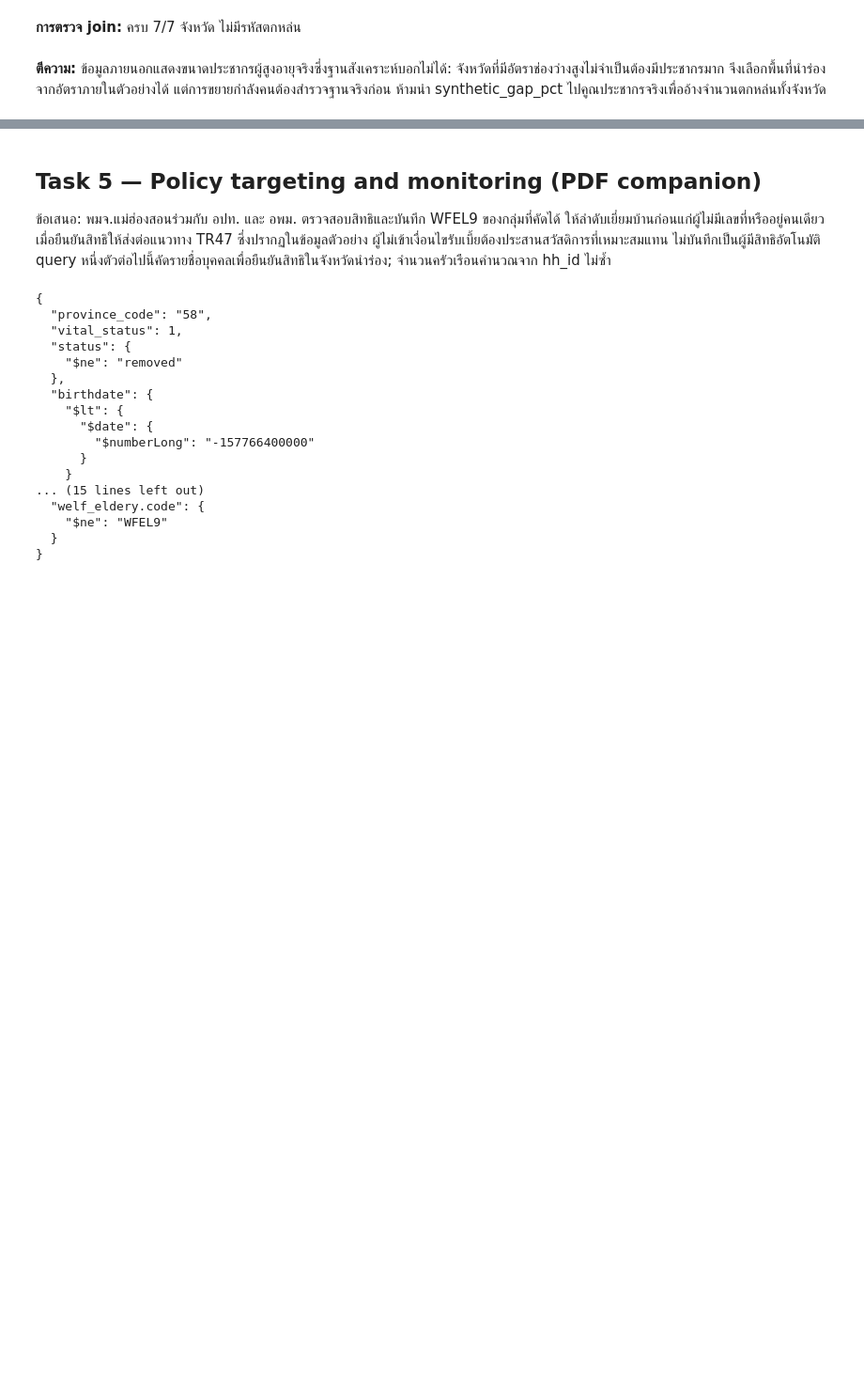
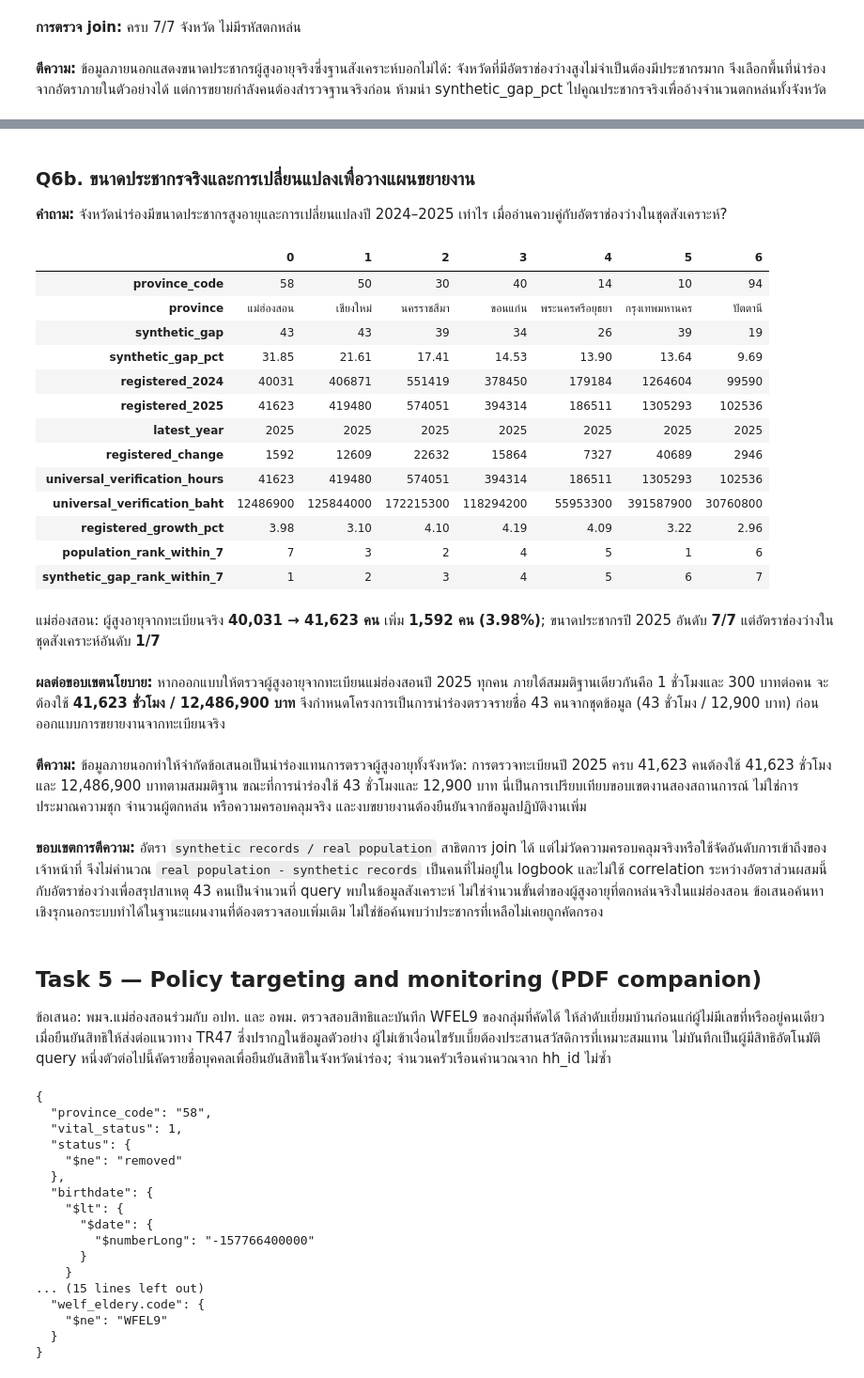
Before and after one commit to anupat2046/DSI463-Evidence-Based-Policy-from-a-Document-Database, a Jupyter notebook: output/A4_6624650526.ipynb, the cells around one changed output, grey strips where cells are left out. Shown at 94% size. Saved outputs shown, nothing was run; the diff lists cells and outputs as text; code cells hidden in the pictures; blank space fills up the shorter version.

```diff
--- a/output/A4_6624650526.ipynb
+++ b/output/A4_6624650526.ipynb
@@ -630,3 +673,61 @@ pass
+# %% [markdown]
+### Q6b. ขนาดประชากรจริงและการเปลี่ยนแปลงเพื่อวางแผนขยายงาน
+
+**คำถาม:** จังหวัดนำร่องมีขนาดประชากรสูงอายุและการเปลี่ยนแปลงปี 2024–2025 เท่าไร เมื่ออ่านควบคู่กับอัตราช่องว่างในชุดสังเคราะห์?
+# %%
+# Keep the real-population calculation wholly within the NSO/DOPA source.
+# Never subtract synthetic members from registered people or infer real coverage.
+q6b = ELDERS + rate_group('$province_code') + [
+ {'$lookup': {'from':'ext_province_elderly', 'localField':'_id', 'foreignField':'province_code', 'as':'ext'}},
+ {'$unwind': {'path':'$ext', 'preserveNullAndEmptyArrays':True}},
+ {'$project': {'_id':0, 'province_code':'$_id', 'province':'$ext.province_name_th',
+   'synthetic_gap':'$gap', 'synthetic_gap_pct':'$gap_pct',
+   'registered_2024':'$ext.elderly_2024', 'registered_2025':'$ext.elderly_latest',
+   'latest_year':'$ext.latest_year',
+   'registered_change':{'$subtract':['$ext.elderly_latest','$ext.elderly_2024']},
+   'universal_verification_hours': '$ext.elderly_latest',
+   'universal_verification_baht': {'$multiply':['$ext.elderly_latest',300]},
+   'registered_growth_pct':pct({'$subtract':['$ext.elderly_latest','$ext.elderly_2024']},'$ext.elderly_2024')}},
+ {'$setWindowFields': {'sortBy':{'registered_2025':-1}, 'output':{'population_rank_within_7':{'$rank':{}}}}},
+ {'$setWindowFields': {'sortBy':{'synthetic_gap_pct':-1}, 'output':{'synthetic_gap_rank_within_7':{'$rank':{}}}}},
+ {'$sort': {'synthetic_gap_pct':-1}}
+]
+population_context = show('Q6b_population_context',q6b)
+assert len(population_context)==7
+assert population_context[['registered_2024','registered_2025']].notna().all().all()
+assert population_context.latest_year.eq(2025).all()
+mhs = population_context.set_index('province_code').loc['58']
+display(Markdown(
+ f"แม่ฮ่องสอน: ผู้สูงอายุจากทะเบียนจริง **{int(mhs.registered_2024):,} → {int(mhs.registered_2025):,} คน** "
+ f"เพิ่ม **{int(mhs.registered_change):,} คน ({mhs.registered_growth_pct:.2f}%)**; "
+ f"ขนาดประชากรปี 2025 อันดับ **{int(mhs.population_rank_within_7)}/7** "
+ f"แต่อัตราช่องว่างในชุดสังเคราะห์อันดับ **{int(mhs.synthetic_gap_rank_within_7)}/7**"))
+display(Markdown(f"**ผลต่อขอบเขตนโยบาย:** หากออกแบบให้ตรวจผู้สูงอายุจากทะเบียนแม่ฮ่องสอนปี 2025 ทุกคน ภายใต้สมมติฐานเดียวกันคือ 1 ชั่วโมงและ 300 บาทต่อคน จะต้องใช้ **{int(mhs.universal_verification_hours):,} ชั่วโมง / {int(mhs.universal_verification_baht):,} บาท** จึงกำหนดโครงการเป็นการนำร่องตรวจรายชื่อ 43 คนจากชุดข้อมูล (43 ชั่วโมง / 12,900 บาท) ก่อนออกแบบการขยายงานจากทะเบียนจริง"))
+pass
+# %% [output]
+|  | 0 | 1 | 2 | 3 | 4 | 5 | 6 |
+| province_code | 58 | 50 | 30 | 40 | 14 | 10 | 94 |
+| province | แม่ฮ่องสอน | เชียงใหม่ | นครราชสีมา | ขอนแก่น | พระนครศรีอยุธยา | กรุงเทพมหานคร | ปัตตานี |
+| synthetic_gap | 43 | 43 | 39 | 34 | 26 | 39 | 19 |
+| synthetic_gap_pct | 31.85 | 21.61 | 17.41 | 14.53 | 13.90 | 13.64 | 9.69 |
+| registered_2024 | 40031 | 406871 | 551419 | 378450 | 179184 | 1264604 | 99590 |
+| registered_2025 | 41623 | 419480 | 574051 | 394314 | 186511 | 1305293 | 102536 |
+| latest_year | 2025 | 2025 | 2025 | 2025 | 2025 | 2025 | 2025 |
+| registered_change | 1592 | 12609 | 22632 | 15864 | 7327 | 40689 | 2946 |
+| universal_verification_hours | 41623 | 419480 | 574051 | 394314 | 186511 | 1305293 | 102536 |
+| universal_verification_baht | 12486900 | 125844000 | 172215300 | 118294200 | 55953300 | 391587900 | 30760800 |
+| registered_growth_pct | 3.98 | 3.10 | 4.10 | 4.19 | 4.09 | 3.22 | 2.96 |
+| population_rank_within_7 | 7 | 3 | 2 | 4 | 5 | 1 | 6 |
+| synthetic_gap_rank_within_7 | 1 | 2 | 3 | 4 | 5 | 6 | 7 |
+แม่ฮ่องสอน: ผู้สูงอายุจากทะเบียนจริง **40,031 → 41,623 คน** เพิ่ม **1,592 คน (3.98%)**; ขนาดประชากรปี 2025 อันดับ **7/7** แต่อัตราช่องว่างในชุดสังเคราะห์อันดับ **1/7**
+**ผลต่อขอบเขตนโยบาย:** หากออกแบบให้ตรวจผู้สูงอายุจากทะเบียนแม่ฮ่องสอนปี 2025 ทุกคน ภายใต้สมมติฐานเดียวกันคือ 1 ชั่วโมงและ 300 บาทต่อคน จะต้องใช้ **41,623 ชั่วโมง / 12,486,900 บาท** จึงกำหนดโครงการเป็นการนำร่องตรวจรายชื่อ 43 คนจากชุดข้อมูล (43 ชั่วโมง / 12,900 บาท) ก่อนออกแบบการขยายงานจากทะเบียนจริง
+# %% [markdown]
+**ตีความ:** ข้อมูลภายนอกทำให้จำกัดข้อเสนอเป็นนำร่องแทนการตรวจผู้สูงอายุทั้งจังหวัด: การตรวจทะเบียนปี 2025 ครบ 41,623 คนต้องใช้ 41,623 ชั่วโมงและ 12,486,900 บาทตามสมมติฐาน ขณะที่การนำร่องใช้ 43 ชั่วโมงและ 12,900 บาท นี่เป็นการเปรียบเทียบขอบเขตงานสองสถานการณ์ ไม่ใช่การประมาณความชุก จำนวนผู้ตกหล่น หรือความครอบคลุมจริง และงบขยายงานต้องยืนยันจากข้อมูลปฏิบัติงานเพิ่ม
+# %% [markdown]
+**ขอบเขตการตีความ:** อัตรา `synthetic records / real population` สาธิตการ join ได้ แต่ไม่วัดความครอบคลุมจริงหรือใช้จัดอันดับการเข้าถึงของเจ้าหน้าที่
+จึงไม่คำนวณ `real population - synthetic records` เป็นคนที่ไม่อยู่ใน logbook และไม่ใช้ correlation ระหว่างอัตราส่วนผสมนี้กับอัตราช่องว่างเพื่อสรุปสาเหตุ
+43 คนเป็นจำนวนที่ query พบในข้อมูลสังเคราะห์ ไม่ใช่จำนวนขั้นต่ำของผู้สูงอายุที่ตกหล่นจริงในแม่ฮ่องสอน
+ข้อเสนอค้นหาเชิงรุกนอกระบบทำได้ในฐานะแผนงานที่ต้องตรวจสอบเพิ่มเติม ไม่ใช่ข้อค้นพบว่าประชากรที่เหลือไม่เคยถูกคัดกรอง
 # %% [markdown]
 ## Task 5 — Policy targeting and monitoring (PDF companion)
 ข้อเสนอ: พมจ.แม่ฮ่องสอนร่วมกับ อปท. และ อพม. ตรวจสอบสิทธิและบันทึก WFEL9 ของกลุ่มที่คัดได้
```
Also changed, not shown: parts of 26 cells of this notebook, 19 other files.
